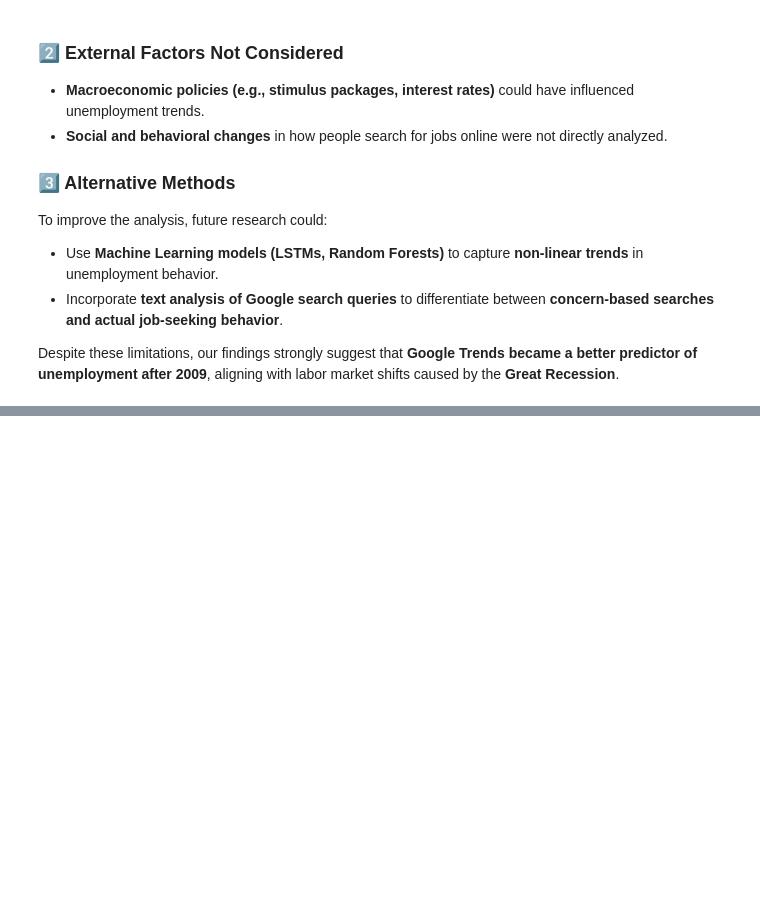
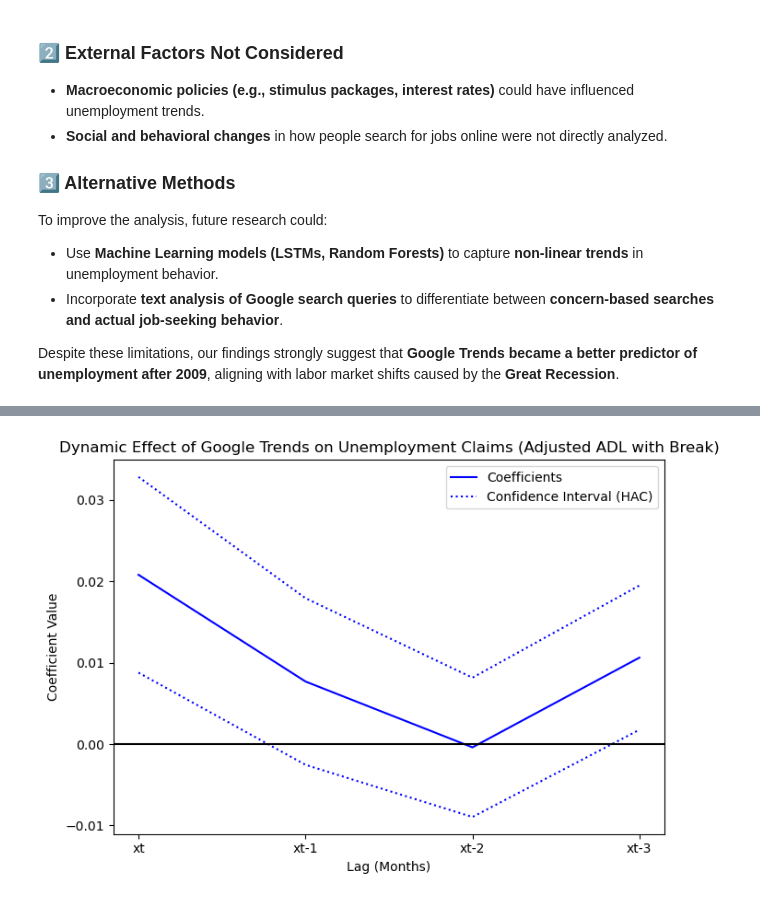
Before and after one commit to ionutnodis/Time-Series-Analysis, a Jupyter notebook: Time-Series-CW_Notebook.ipynb, the cells around one changed output, grey strips where cells are left out. Drawn from its saved outputs; the diff is of its cells as text; code cells hidden in the pictures; blank space fills up the shorter version.

```diff
--- a/Time-Series-CW_Notebook.ipynb
+++ b/Time-Series-CW_Notebook.ipynb
@@ -986,0 +1060,24 @@ Despite these limitations, our findings strongly suggest that **Google Trends be
+# %%
+r = 4  # contemporaneous xt + 3 lags
+
+# Extract coefficients for xt, xt_lag1, xt_lag2, xt_lag3 (excluding intercept and dummy)
+coefficients = dlm_break.params[['xt', 'xt_lag1', 'xt_lag2', 'xt_lag3']]
+conf_int = dlm_break.conf_int().loc[['xt', 'xt_lag1', 'xt_lag2', 'xt_lag3']]
+
+plt.figure(figsize=(7, 5))
+
+# Plot coefficients clearly
+plt.plot(np.arange(0, r), coefficients, 'b-', label='Coefficients')
+plt.plot(np.arange(0, r), conf_int.iloc[:, 0], 'b:', label='Confidence Interval (HAC)')
+plt.plot(np.arange(0, r), conf_int.iloc[:, 1], 'b:')
+
+plt.axhline(0, color='k', linestyle='-')  # Baseline
+plt.title('Dynamic Effect of Google Trends on Unemployment Claims (Adjusted ADL with Break)')
+plt.ylabel('Coefficient Value')
+plt.xlabel('Lag (Months)')
+plt.xticks(np.arange(0, r), labels=['xt', 'xt-1', 'xt-2', 'xt-3'])
+plt.legend()
+plt.tight_layout()
+plt.show()
+# %% [output]
+[figure, added]
```
Also changed, not shown: parts of 17 cells of this notebook.
